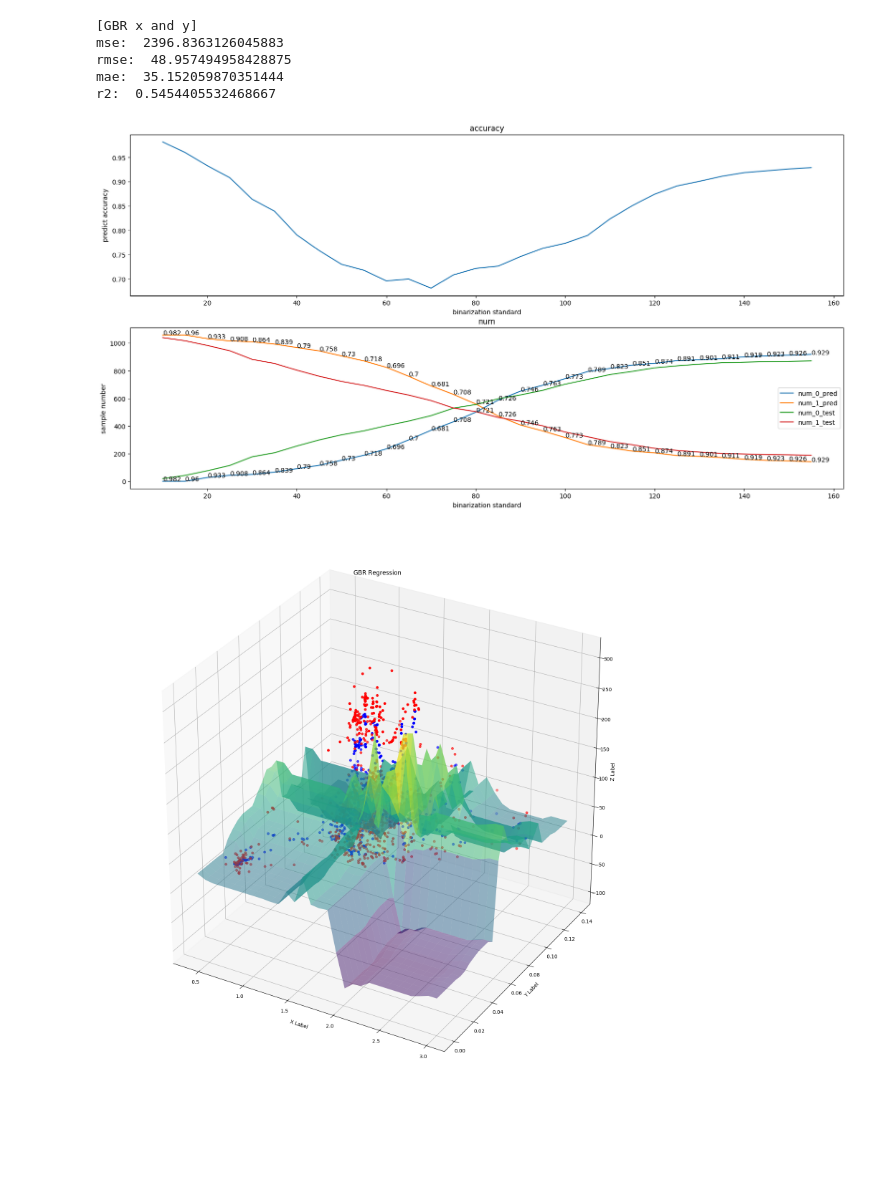
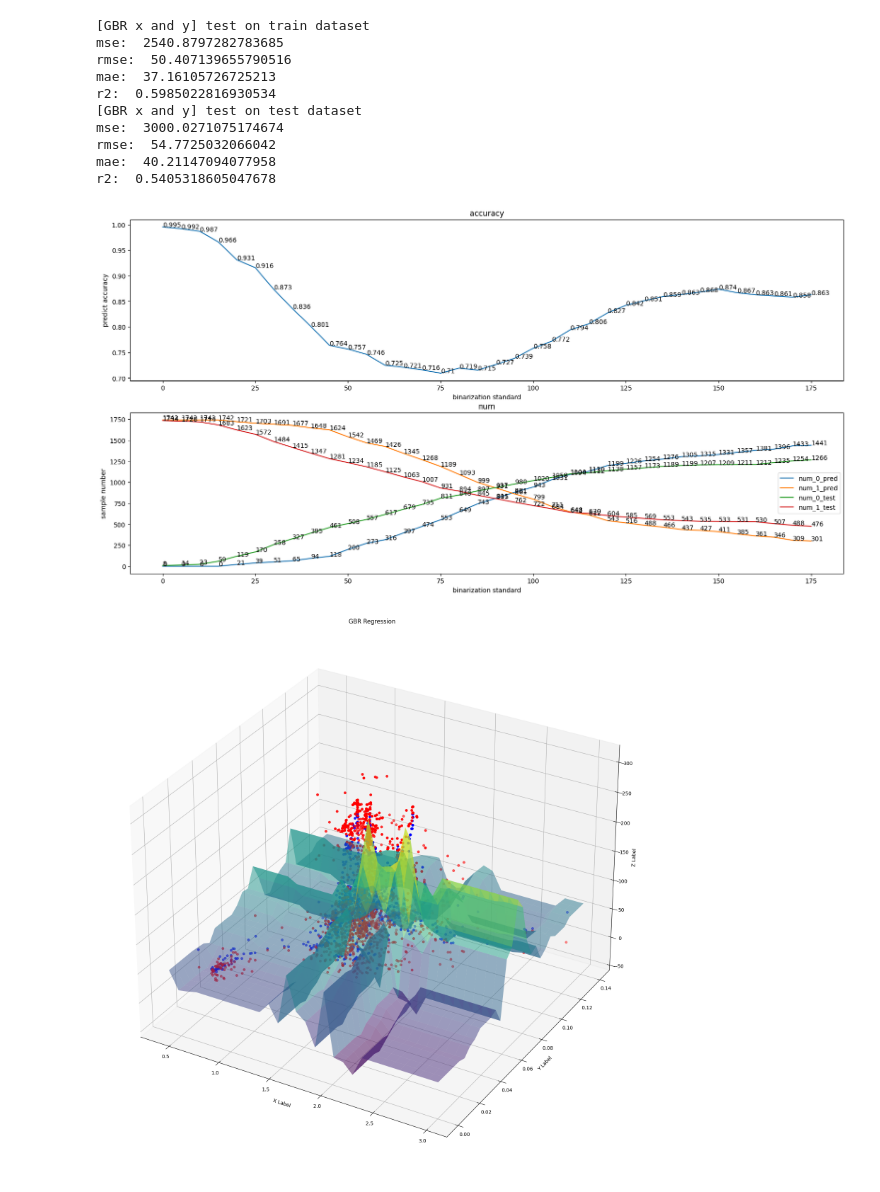
Before and after one commit to Kazawaryu/CARLA_ADA, a Jupyter notebook: test_code/fit_func.ipynb, the cells around one changed output. Drawn from its saved outputs; the diff is of its cells as text; code cells hidden in the pictures; blank space fills up the shorter version.

```diff
--- a/test_code/fit_func.ipynb
+++ b/test_code/fit_func.ipynb
@@ -211,11 +178,11 @@ r2:  0.05909354506049325
 import matplotlib.pyplot as plt
 import seaborn as sns
 
-model_names = ['RFR', 'RFR_poly', 'SVR', 'SVR_poly', 'LR', 'LR_poly', 'GBR', 'GBR_poly', 'MLP', 'MLP_poly']
-mse = [rfr_mse, rfr_poly_mse, svr_mse, svr_poly_mse, lr_mse, lr_poly_mse, gbr_mse, gbr_poly_mse, mlp_mse, mlp_poly_mse]
-rmse = [rfr_rmse, rfr_poly_rmse, svr_rmse, svr_poly_rmse, lr_rmse, lr_poly_rmse, gbr_rmse, gbr_poly_rmse, mlp_rmse, mlp_poly_rmse]
-mae = [rfr_mae, rfr_poly_mae, svr_mae, svr_poly_mae, lr_mae, lr_poly_mae, gbr_mae, gbr_poly_mae, mlp_mae, mlp_poly_mae]
-r2 = [rfr_r2, rfr_poly_r2, svr_r2, svr_poly_r2, lr_r2, lr_poly_r2, gbr_r2, gbr_poly_r2, mlp_r2, mlp_poly_r2]
+model_names = ['RFR', 'RFR_poly', 'SVR', 'SVR_poly', 'LR', 'LR_poly', 'GBR', 'GBR_poly']
+mse = [rfr_mse, rfr_poly_mse, svr_mse, svr_poly_mse, lr_mse, lr_poly_mse, gbr_mse, gbr_poly_mse]
+rmse = [rfr_rmse, rfr_poly_rmse, svr_rmse, svr_poly_rmse, lr_rmse, lr_poly_rmse, gbr_rmse, gbr_poly_rmse]
+mae = [rfr_mae, rfr_poly_mae, svr_mae, svr_poly_mae, lr_mae, lr_poly_mae, gbr_mae, gbr_poly_mae]
+r2 = [rfr_r2, rfr_poly_r2, svr_r2, svr_poly_r2, lr_r2, lr_poly_r2, gbr_r2, gbr_poly_r2]
 
 # spilt them into use and not use poly
 plt.figure(figsize=(20,10))
@@ -442,7 +358,7 @@ def z_standrand_scaler( y_pred, y_test):
     num_1_pred = []
     num_0_test = []
     num_1_test = []
-    per = np.arange(10, 160, 5)
+    per = np.arange(0, 180, 5)
     for standard in per:
         y_pred2 = y_pred.copy()
         y_test2 = y_test.copy()
@@ -469,6 +385,9 @@ def z_standrand_scaler( y_pred, y_test):
     plt.title('accuracy')
     plt.xlabel('binarization standard')
     plt.ylabel('predict accuracy')
+    for i in range(len(per)):
+        plt.text(per[i], accuracys[i], str(round(accuracys[i], 3)))
+
     plt.subplot(2,1,2)
     # draw 0 and 1 in one figure
     plt.plot(per, num_0_pred, label='num_0_pred')
@@ -479,14 +398,15 @@ def z_standrand_scaler( y_pred, y_test):
     plt.ylabel('sample number')
     # text the accuracy of each point
     for i in range(len(per)):
-        plt.text(per[i], num_0_pred[i], str(round(accuracys[i], 3)))
-        plt.text(per[i], num_1_pred[i], str(round(accuracys[i], 3)))
+        # plt.text(per[i], num_1_pred[i], str(round(accuracys[i], 3)))
+        plt.text(per[i], num_0_pred[i], str(round(num_0_pred[i], 3)))
+        plt.text(per[i], num_1_pred[i], str(round(num_1_pred[i], 3)))
+        plt.text(per[i], num_0_test[i], str(round(num_0_test[i], 3)))
+        plt.text(per[i], num_1_test[i], str(round(num_1_test[i], 3)))
 
     plt.legend()
     plt.title('num')
     plt.show()
-
-
 
     return
 
@@ -500,53 +420,72 @@ def evaluate_regression(y_test, y_pred):
 
 
 def test_on_local():
-    path = '/home/ghosnp/dataset/self_l1/all_data.csv'
+    # path = '/home/ghosnp/dataset/self_l1/all_data.csv'
+    path = '/home/ghosnp/project/fix_space/origin/carla_dataset_tools/raw_data/all_data.csv'
     df = pd.read_csv(path)
     X_train = np.array([df['x'],df['y']]).T
     y_train = np.array(df['z'])
+
+    index = np.where(y_train > 160)
+    X_train = np.concatenate((X_train, X_train[index]), axis=0)
+    y_train = np.concatenate((y_train, y_train[index]), axis=0)
+
 
     X_train, X_test, y_train, y_test = train_test_split(X_train, y_train, test_size=0.2)
 
     gbr = GradientBoostingRegressor(loss='huber',learning_rate=0.2)
     gbr.fit(X_train,y_train)
+    y_pred = gbr.predict(X_train)
+    gbr_mse, gbr_rmse, gbr_mae, gbr_r2 = evaluate_regression(y_train, y_pred)
+    print('[GBR x and y] test on train dataset')
+    print('mse: ', gbr_mse)
+    print('rmse: ', gbr_rmse)
+    print('mae: ', gbr_mae)
+    print('r2: ', gbr_r2)
+
     y_pred = gbr.predict(X_test)
     gbr_mse, gbr_rmse, gbr_mae, gbr_r2 = evaluate_regression(y_test, y_pred)
-    print('[GBR x and y]')
+    print('[GBR x and y] test on test dataset')
     print('mse: ', gbr_mse)
     print('rmse: ', gbr_rmse)
     print('mae: ', gbr_mae)
     print('r2: ', gbr_r2)
 
     z_standrand_scaler(y_pred, y_test)
 
     # vis the test data and curve in 3D
 
     #生成网格点
     X, Y = np.meshgrid(np.linspace(0.4, 3, 30), np.linspace(0, 0.14, 30))
     # X, Y = np.meshgrid(np.linspace(-1.1, 1.1, 30), np.linspace(-4.0, -1.9, 30))
     Z = gbr.predict(np.column_stack((X.ravel(), Y.ravel())))
     Z = Z.reshape(X.shape)
     # Z[Z <= 0] = np.nan
     fig = plt.figure(figsize=(20,20))
     ax = fig.add_subplot(111, projection='3d')
 
     # ax.scatter(X_train[:,0], X_train[:,1], y_train, c='r', marker='o')
     ax.scatter(X_test[:,0], X_test[:,1], y_test, c='r', marker='o')
     ax.scatter(X_test[:,0], X_test[:,1], y_pred, c='b', marker='o')
 
     ax.set_xlabel('X Label')
     ax.set_ylabel('Y Label')
     ax.set_zlabel('Z Label')
     ax.set_title('GBR Regression')
     ax.plot_surface(X, Y, Z, cmap=cm.viridis, alpha=0.5)
     plt.show()
 
 test_on_local()
 # %% [output]
-[GBR x and y]
-mse:  2396.8363126045883
-rmse:  48.957494958428875
-mae:  35.152059870351444
-r2:  0.5454405532468667
+[GBR x and y] test on train dataset
+mse:  2540.8797282783685
+rmse:  50.407139655790516
+mae:  37.16105726725213
+r2:  0.5985022816930534
+[GBR x and y] test on test dataset
+mse:  3000.0271075174674
+rmse:  54.7725032066042
+mae:  40.21147094077958
+r2:  0.5405318605047678
-[figure, old version]
+[figure, new version]
-[figure, old version]
+[figure, new version]
```
Also changed, not shown: parts of 15 cells of this notebook, 3 other files.
